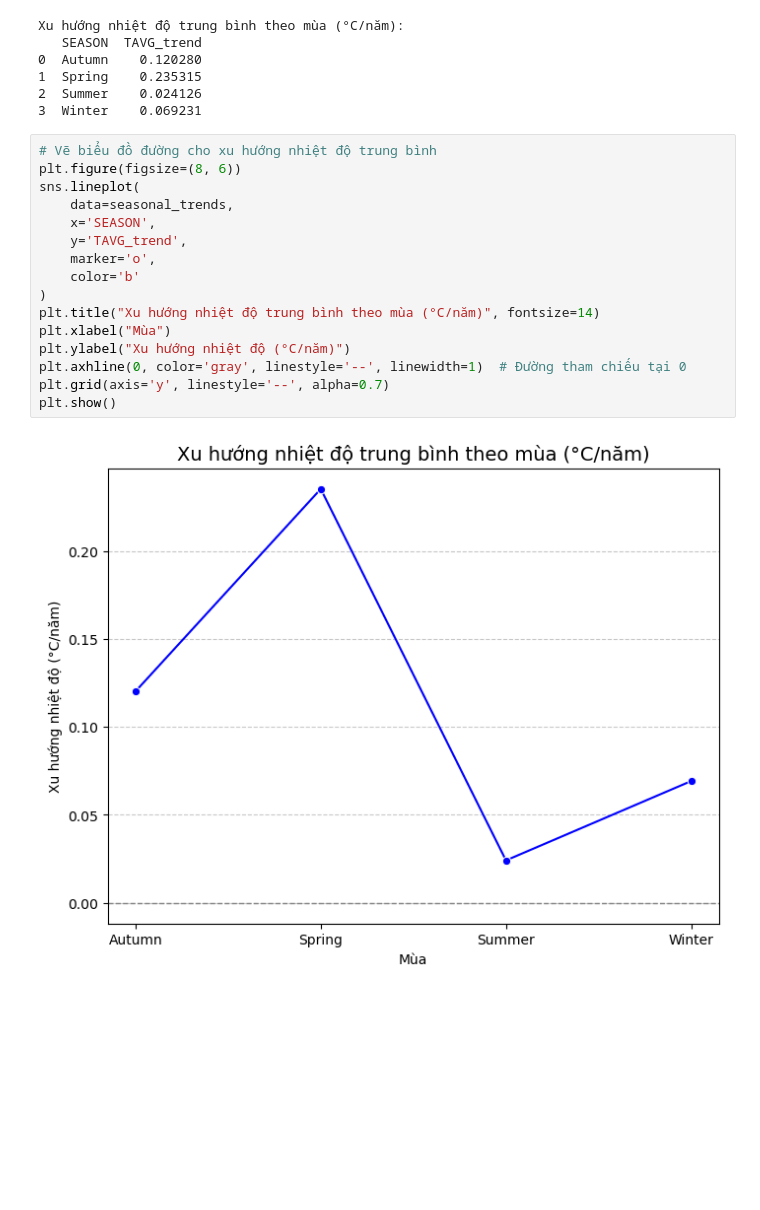
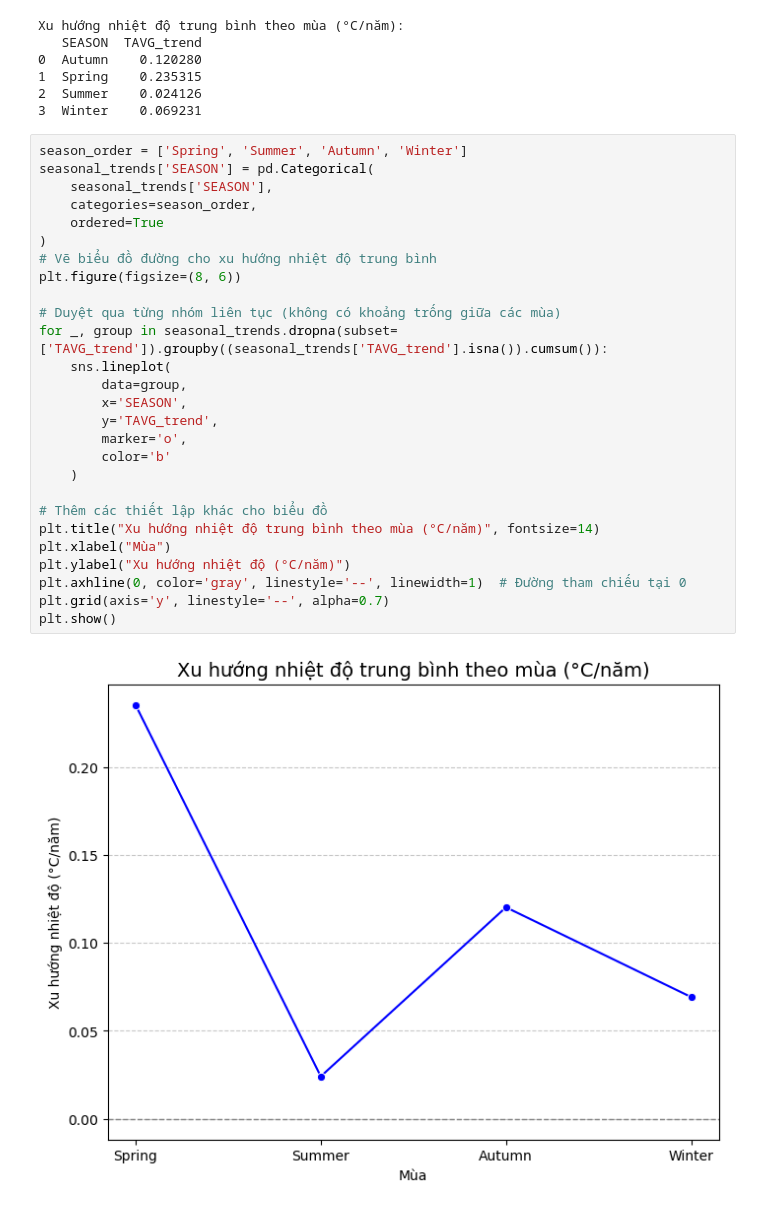
Before and after one commit to huyvanzzz/Data-Processing-Programming, a Jupyter notebook: Temperature_by_season.ipynb, the cells around one changed output. Drawn from its saved outputs; the diff is of its cells as text; blank space fills up the shorter version.

```diff
--- a/Temperature_by_season.ipynb
+++ b/Temperature_by_season.ipynb
@@ -156,20 +159,31 @@ Xu hướng nhiệt độ trung bình theo mùa (°C/năm):
 2  Summer    0.024126
 3  Winter    0.069231
 # %%
+season_order = ['Spring', 'Summer', 'Autumn', 'Winter']
+seasonal_trends['SEASON'] = pd.Categorical(
+    seasonal_trends['SEASON'],
+    categories=season_order,
+    ordered=True
+)
 # Vẽ biểu đồ đường cho xu hướng nhiệt độ trung bình
 plt.figure(figsize=(8, 6))
-sns.lineplot(
-    data=seasonal_trends,
-    x='SEASON',
-    y='TAVG_trend',
-    marker='o',
-    color='b'
-)
+
+# Duyệt qua từng nhóm liên tục (không có khoảng trống giữa các mùa)
+for _, group in seasonal_trends.dropna(subset=['TAVG_trend']).groupby((seasonal_trends['TAVG_trend'].isna()).cumsum()):
+    sns.lineplot(
+        data=group,
+        x='SEASON',
+        y='TAVG_trend',
+        marker='o',
+        color='b'
+    )
+
+# Thêm các thiết lập khác cho biểu đồ
 plt.title("Xu hướng nhiệt độ trung bình theo mùa (°C/năm)", fontsize=14)
 plt.xlabel("Mùa")
 plt.ylabel("Xu hướng nhiệt độ (°C/năm)")
 plt.axhline(0, color='gray', linestyle='--', linewidth=1)  # Đường tham chiếu tại 0
 plt.grid(axis='y', linestyle='--', alpha=0.7)
 plt.show()
 # %% [output]
-[figure, old version]
+[figure, new version]
```
Also changed, not shown: parts of 8 cells of this notebook.
